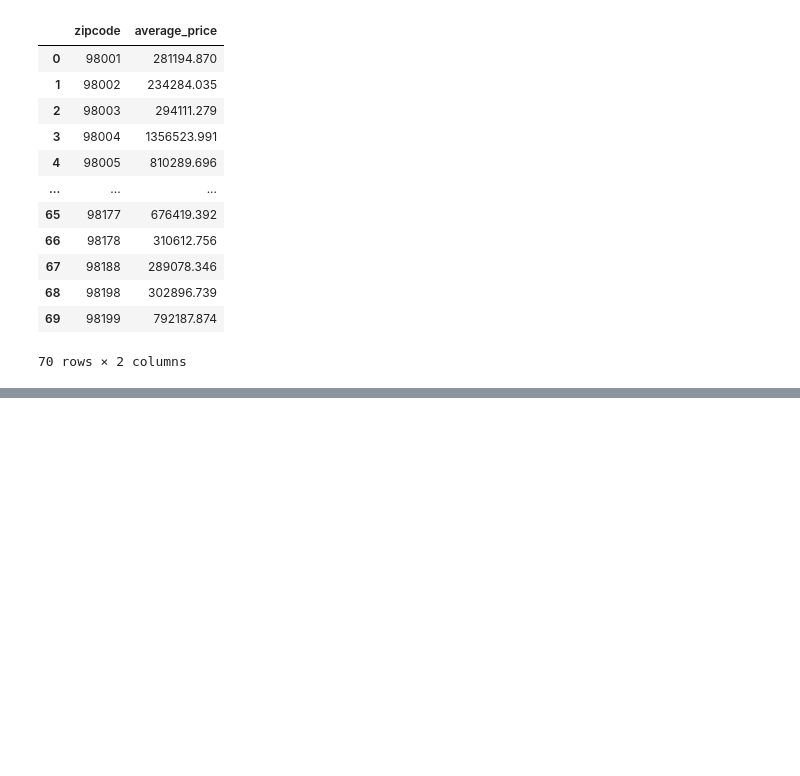
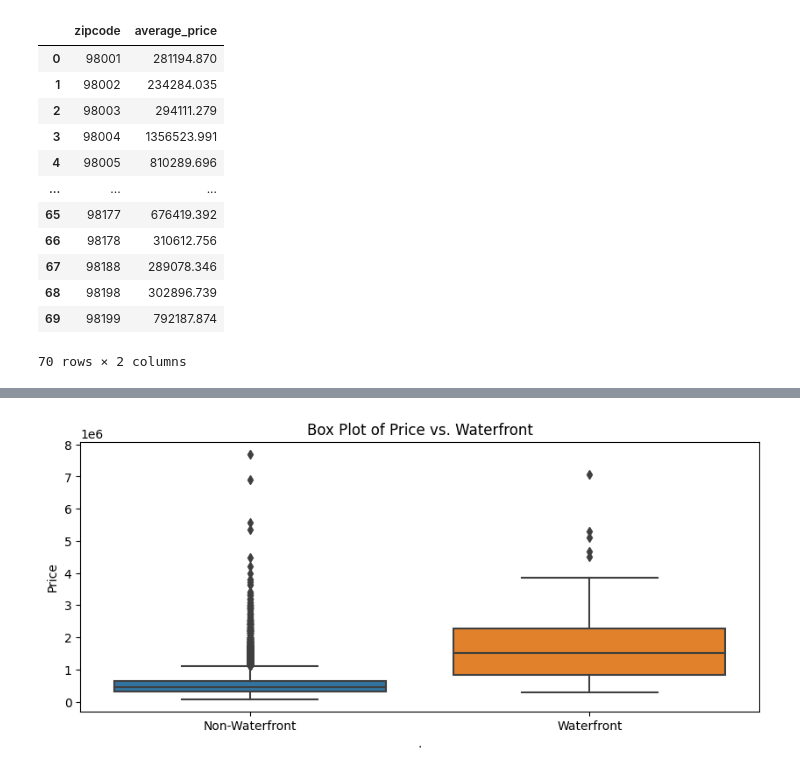
Before and after one commit to PaulZbigniew/ds-eda-project-paul, a Jupyter notebook: EDA.ipynb, the cells around one changed output, grey strips where cells are left out. Saved outputs shown, nothing was run; the diff lists cells and outputs as text; code cells hidden in the pictures; blank space fills up the shorter version.

```diff
--- a/EDA.ipynb
+++ b/EDA.ipynb
@@ -193,0 +347,13 @@ mean_price_per_zipcode
+# %%
+# Correlation price and waterfront - BOXPLOT
+
+plt.figure(figsize=(10, 4))
+sns.boxplot(x='waterfront', y='price', data=df_clean)
+plt.xlabel('.')
+plt.ylabel('Price')
+plt.title('Box Plot of Price vs. Waterfront')
+plt.xticks([0, 1], ['Non-Waterfront', 'Waterfront'])
+
+plt.show()
+# %% [output]
+[figure, added]
```
Also changed, not shown: parts of 43 cells of this notebook, 10 other files.
